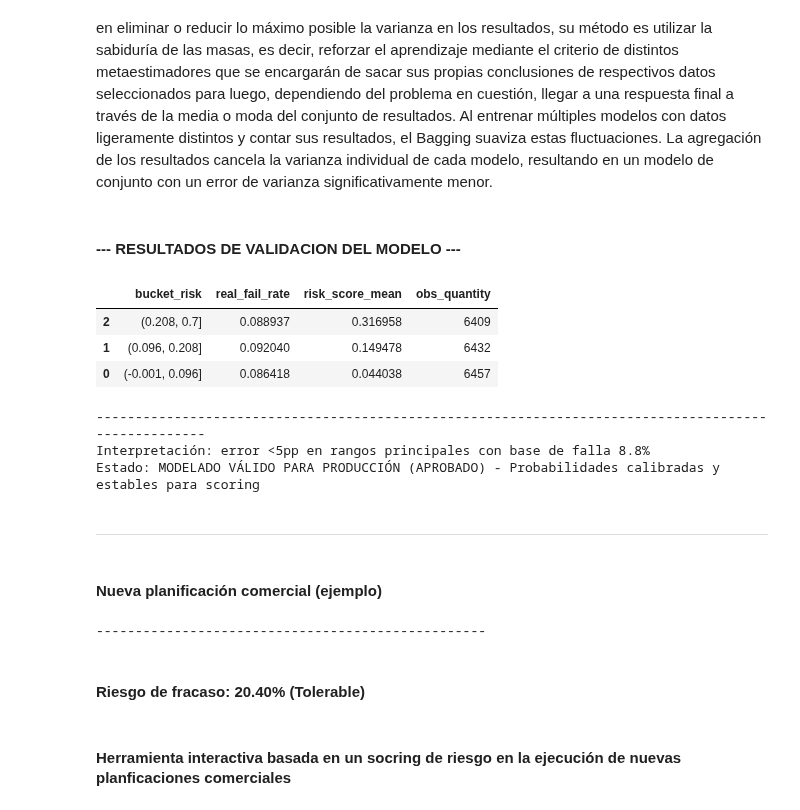
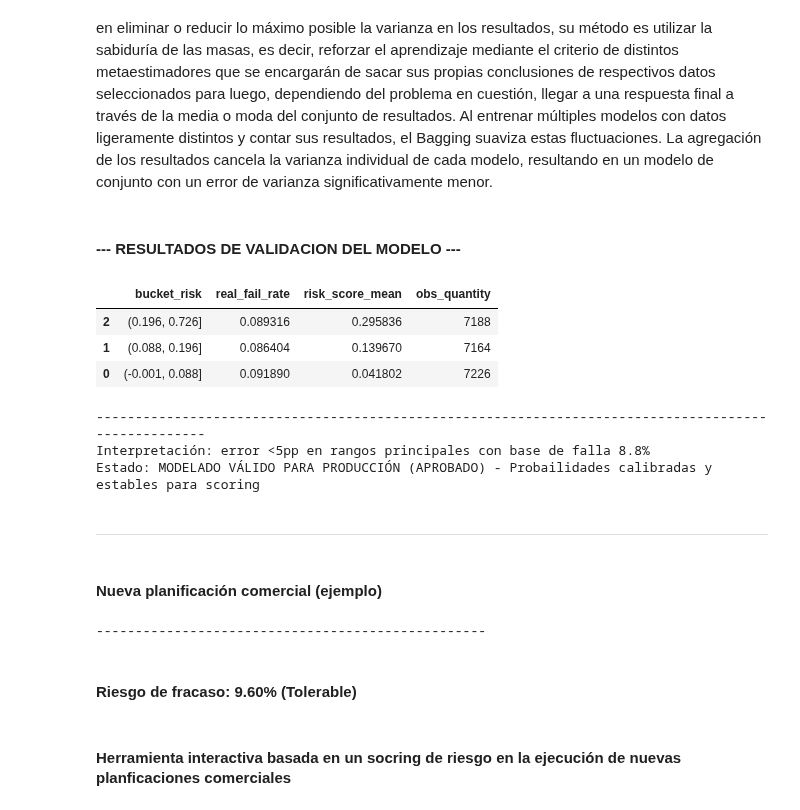
Before and after one commit to genagithub/proyecto-4, a Jupyter notebook: risk_scoring.ipynb, the cells around one changed output. Saved outputs shown, nothing was run; the diff lists cells and outputs as text; code cells hidden in the pictures.

```diff
--- a/risk_scoring.ipynb
+++ b/risk_scoring.ipynb
@@ -57,7 +57,8 @@ success_counts = df_original["Order Success"].value_counts(normalize=True) * 100
 display(Markdown(f"### El {success_counts[1]:.2f}% de las transacciones terminan en éxito ---> Target Desbalanceada"))
 display(Markdown("-" * 70))
 
-numeric_vars = ["Discount Ratio", "Product Price", "Days for shipment (scheduled)"]
+numeric_var_limited = ["Discount Ratio"]
+numeric_vars = ["Product Price", "Days for shipment (scheduled)"]
 categorical_vars = ["Category Name", "Order Region", "Shipping Mode"]
 
 fig, axes = plt.subplots(nrows=1, ncols=3, figsize=(18, 6))
@@ -85,7 +86,7 @@ sns.set_theme(style="whitegrid")
 plt.bar(df_plot.index, df_plot["Frecuency"], color="b", label="Frecuencia por Clase")
 
 umbral = df_original.shape[0] * 0.025
-plt.axhline(y=umbral, color="r", linestyle="--", linewidth=1.5, label=f"Umbral actual: 1% (~{int(umbral)} filas)")
+plt.axhline(y=umbral, color="r", linestyle="--", linewidth=1.5, label=f"Umbral actual: 2.5% (~{int(umbral)} filas)")
 
 plt.title("Scree Plot (Gráfico de Codo) para 'Category Name'", fontsize=14, fontweight="bold", pad=15)
 plt.xlabel("Índice de Clases", fontsize=11)
@@ -126,7 +127,7 @@ def caps_outliers(df, columns):
 
 df, caps = caps_outliers(df, ["Product Price", "Discount Ratio"])
 
-X_train, X_test, y_train, y_test = train_test_split(df[categorical_vars + numeric_vars],
+X_train, X_test, y_train, y_test = train_test_split(df[categorical_vars + numeric_vars + numeric_var_limited],
                                                     df["Order Success"],
                                                     test_size=0.25,
                                                     random_state=42,
@@ -150,7 +151,9 @@ X_train_cat = encoder.fit_transform(X_train[categorical_vars], y_train)
 X_test_cat = encoder.fit_transform(X_test[categorical_vars], y_test)
 
 X_train_processed = pd.concat([X_train_cat, X_train_num], axis=1)
+X_train_processed[numeric_var_limited[0]] = X_train[numeric_var_limited[0]]
 X_test_processed = pd.concat([X_test_cat, X_test_num], axis=1)
+X_test_processed[numeric_var_limited[0]] = X_test[numeric_var_limited[0]]
 
 smote = SMOTE(sampling_strategy=0.2, random_state=42)
 X_train_processed_balanced, y_train_balanced = smote.fit_resample(X_train_processed, y_train)
@@ -186,7 +189,7 @@ bagging_knn = BaggingClassifier(estimator=knn_classifier,
                                 n_jobs=1)
 
 bagging_knn.fit(X_train_processed_balanced, y_train_balanced)
-joblib.dump(bagging_knn, "model/bagging_knn_socring.pkl")
+# joblib.dump(bagging_knn, "model/bagging_knn_socring.pkl")
 
 prob_risk = bagging_knn.predict_proba(X_test_processed)[:,0]
 y_test_fail = 1 - y_test.values
@@ -213,45 +216,46 @@ df_high_risk = df_original.loc[(df_original["Market"] == "LATAM") &
 new_object = df_high_risk.sample(n=1)
 new_object.drop(columns=["Order Status","Order Item Discount"], inplace=True)
 new_object = new_object.reset_index(drop=True)
 
 obj_num_scaled = scaler.transform(new_object[numeric_vars])
 obj_num_scaled = pd.DataFrame(obj_num_scaled, columns=numeric_vars)
 obj_cat_encoded = encoder.transform(new_object[categorical_vars])
 
 object_processed = pd.concat([obj_cat_encoded, obj_num_scaled], axis=1)
+object_processed[numeric_var_limited[0]] = new_object[numeric_var_limited[0]]
 
 predict_proba = bagging_knn.predict_proba(object_processed)
 prob_fail = predict_proba[0,0] * 100
 
-if prob_fail <= 25:
+if prob_fail <= 25.0:
     level_risk = "Tolerable"
-elif 25 < prob_fail <= 50:
+elif 25.0 < prob_fail <= 40.0:
     level_risk = "Importante"
 else:
     level_risk = "Intolerable"
 
 display(Markdown("#### --- RESULTADOS DE VALIDACION DEL MODELO ---"))
 display(risk_table)
 print("-" * 100)
 print("Interpretación: error <5pp en rangos principales con base de falla 8.8%")
 print("Estado: MODELADO VÁLIDO PARA PRODUCCIÓN (APROBADO) - Probailidades calibradas y estables para scoring")
 display(Markdown("-" * 70))
 display(Markdown("#### Nueva planificación comercial (ejemplo)"))
 print("-" * 50)
 display(Markdown(f"#### Riesgo de fracaso: {prob_fail:.2f}% ({level_risk})"))
 # %% [output]
 #### --- RESULTADOS DE VALIDACION DEL MODELO ---
 |  | bucket_risk | real_fail_rate | risk_score_mean | obs_quantity |
-| 2 | (0.208, 0.7] | 0.088937 | 0.316958 | 6409 |
-| 1 | (0.096, 0.208] | 0.092040 | 0.149478 | 6432 |
-| 0 | (-0.001, 0.096] | 0.086418 | 0.044038 | 6457 |
+| 2 | (0.196, 0.726] | 0.089316 | 0.295836 | 7188 |
+| 1 | (0.088, 0.196] | 0.086404 | 0.139670 | 7164 |
+| 0 | (-0.001, 0.088] | 0.091890 | 0.041802 | 7226 |
 ----------------------------------------------------------------------------------------------------
 Interpretación: error <5pp en rangos principales con base de falla 8.8%
-Estado: MODELADO VÁLIDO PARA PRODUCCIÓN (APROBADO) - Probabilidades calibradas y estables para scoring
+Estado: MODELADO VÁLIDO PARA PRODUCCIÓN (APROBADO) - Probailidades calibradas y estables para scoring
 ----------------------------------------------------------------------
 #### Nueva planificación comercial (ejemplo)
 --------------------------------------------------
-#### Riesgo de fracaso: 20.40% (Tolerable)
+#### Riesgo de fracaso: 9.60% (Tolerable)
 # %% [markdown]
 #### Herramienta interactiva basada en un socring de riesgo en la ejecución de nuevas planficaciones comerciales
 # %%
```
Also changed, not shown: parts of 3 cells of this notebook.
